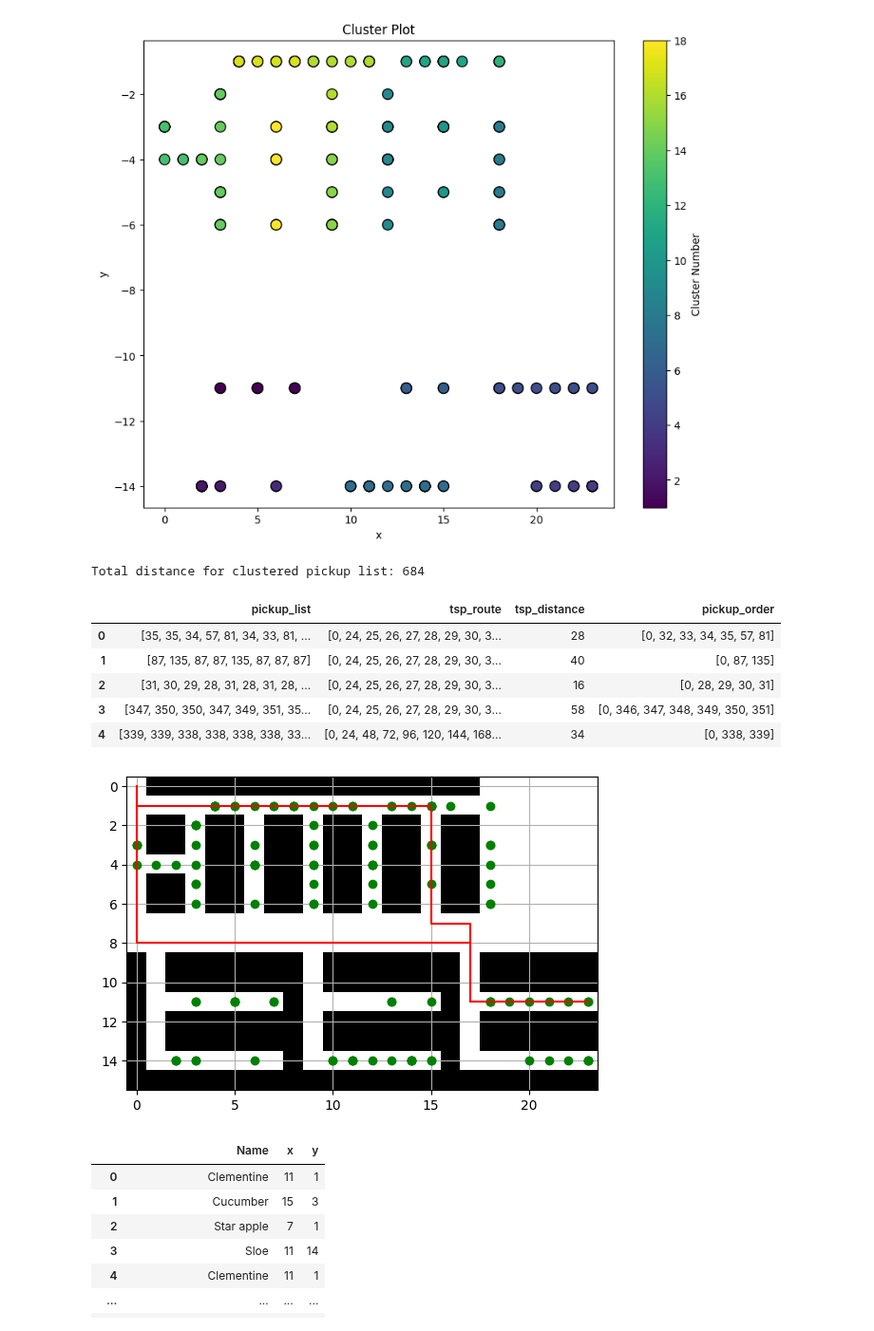
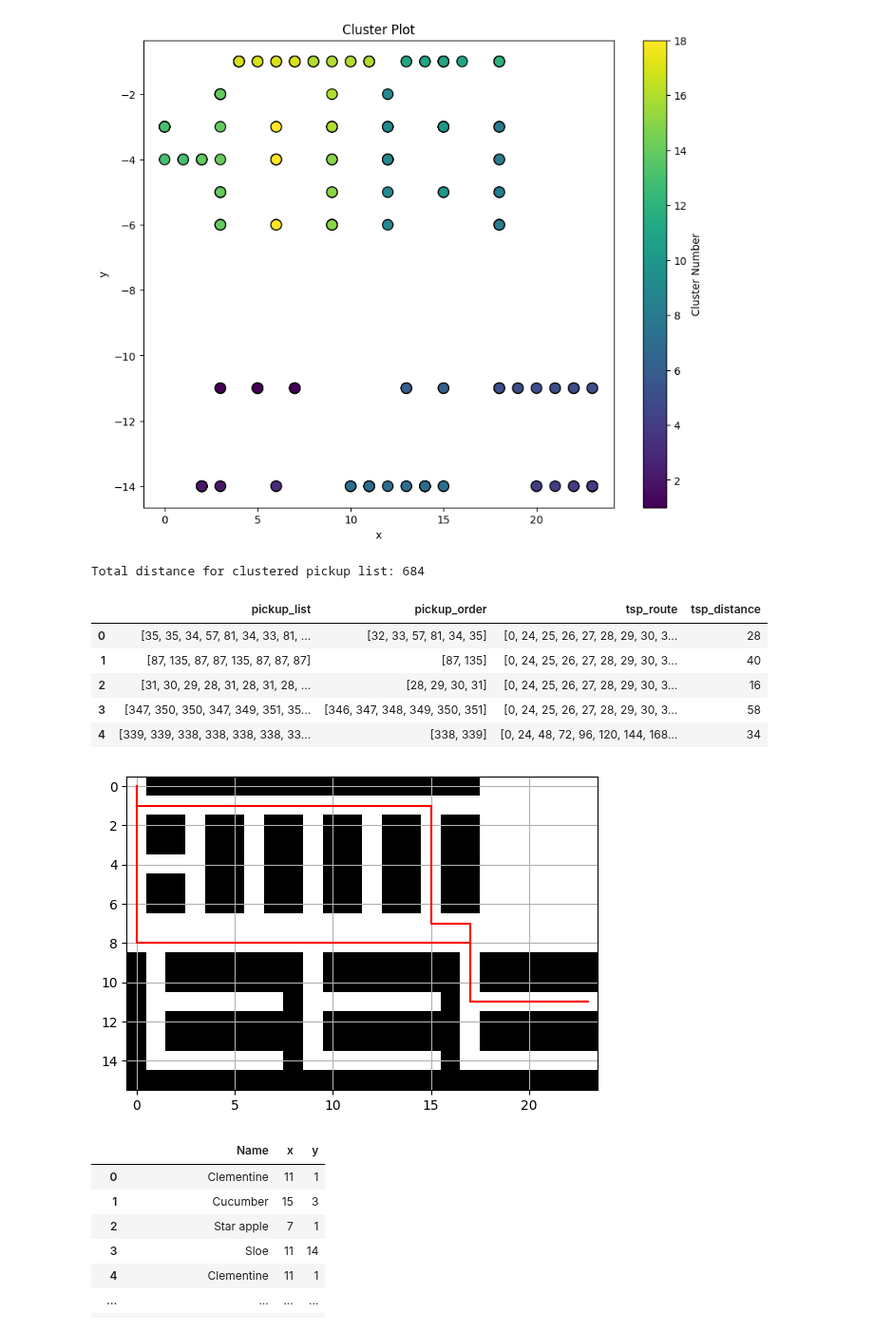
Before and after one commit to coleandreoli/warehouseTSP, a Jupyter notebook: warehouse_data.ipynb, the cells around one changed output. Shown at 95% size. Drawn from its saved outputs; the diff is of its cells as text; code cells hidden in the pictures.

```diff
--- a/warehouse_data.ipynb
+++ b/warehouse_data.ipynb
@@ -183,16 +181,16 @@ path
 ([0, 1, 6, 7, 8, 13, 18], 6)
 # %%
 grid = np.loadtxt("static/fruteria.csv", delimiter=",", dtype=int)
-%matplotlib inline
+
 waypoints = {
     "A": (0, 0),
     "B": (15, 11),
     "C": (7, 11),
 }
 
-g = Grid(grid, waypoints)
-path = g.find_path("A", "B")
-g.plot(path[0])
-g.plot_graph()
+g = Grid(grid)
+waypoints = {key: g.pos2node(pos) for key, pos in waypoints.items()}
+path = g.find_path(waypoints["A"], waypoints["B"])
+g._plot(path[0])
 print(path)
 # %% [output]
@@ -330,9 +327,7 @@ waypoints_dict
  'Kaffir lime': (3, 11)}
 # %%
 grid = np.loadtxt("static/fruteria.csv", delimiter=",", dtype=int)
-%matplotlib inline
-waypoints = waypoints_dict
 
-g = Grid(grid, waypoints)
-g.plot()
+g = Grid(grid)
+g._plot()
 # %% [output]
@@ -420,7 +415,7 @@ for i, i_n in enumerate(nodes):
     for j, j_n in enumerate(nodes):
         if i != j:
             # Compute the shortest path distance between nodes[i] and nodes[j]
-            distance_matrix[i, j] = g.find_path(i_n, j_n, node=True)[1]
+            distance_matrix[i, j] = g.find_path(i_n, j_n)[1]
 distance_matrix
 # %% [output]
 array([[ 0.,  1.,  2., ..., 30., 31., 32.],
@@ -505,13 +500,13 @@ for cluster in df_wo2["cluster"].unique():
 results3 = []
 for pickup_list in fetch_list3:
     pickup = np.unique(pickup_list).tolist()
-    tsp_route, tsp_distance, pickup_order = g.tsp([0], pickup_list)
+    pickup_order, tsp_route, tsp_distance = g.tsp([0], pickup, debug=True)
     results3.append(
         {
             "pickup_list": pickup_list,
+            "pickup_order": pickup_order,
             "tsp_route": tsp_route,
             "tsp_distance": tsp_distance,
-            "pickup_order": pickup_order,
         }
     )
 
@@ -520,16 +515,17 @@ print(f"Total distance for clustered pickup list: {df_results.tsp_distance.sum()
 df_results.head()
 # %% [output]
 Total distance for clustered pickup list: 684
-|  | pickup_list | tsp_route | tsp_distance | pickup_order |
-| 0 | [35, 35, 34, 57, 81, 34, 33, 81, ... | [0, 24, 25, 26, 27, 28, 29, 30, 3... | 28 | [0, 32, 33, 34, 35, 57, 81] |
-| 1 | [87, 135, 87, 87, 135, 87, 87, 87] | [0, 24, 25, 26, 27, 28, 29, 30, 3... | 40 | [0, 87, 135] |
-| 2 | [31, 30, 29, 28, 31, 28, 31, 28, ... | [0, 24, 25, 26, 27, 28, 29, 30, 3... | 16 | [0, 28, 29, 30, 31] |
-| 3 | [347, 350, 350, 347, 349, 351, 35... | [0, 24, 25, 26, 27, 28, 29, 30, 3... | 58 | [0, 346, 347, 348, 349, 350, 351] |
-| 4 | [339, 339, 338, 338, 338, 338, 33... | [0, 24, 48, 72, 96, 120, 144, 168... | 34 | [0, 338, 339] |
+|  | pickup_list | pickup_order | tsp_route | tsp_distance |
+| 0 | [35, 35, 34, 57, 81, 34, 33, 81, ... | [32, 33, 57, 81, 34, 35] | [0, 24, 25, 26, 27, 28, 29, 30, 3... | 28 |
+| 1 | [87, 135, 87, 87, 135, 87, 87, 87] | [87, 135] | [0, 24, 25, 26, 27, 28, 29, 30, 3... | 40 |
+| 2 | [31, 30, 29, 28, 31, 28, 31, 28, ... | [28, 29, 30, 31] | [0, 24, 25, 26, 27, 28, 29, 30, 3... | 16 |
+| 3 | [347, 350, 350, 347, 349, 351, 35... | [346, 347, 348, 349, 350, 351] | [0, 24, 25, 26, 27, 28, 29, 30, 3... | 58 |
+| 4 | [339, 339, 338, 338, 338, 338, 33... | [338, 339] | [0, 24, 48, 72, 96, 120, 144, 168... | 34 |
 # %%
-g.plot(df_results.iloc[10].tsp_route)
+tsp_route = df_results.iloc[10].tsp_route
+g._plot(tsp_route)
 # %% [output]
-[figure, old version]
+[figure, new version]
 # %%
 df_wo2.drop(columns=["bin", "cluster", "Category"])
 # %% [output]
```
Also changed, not shown: parts of 5 cells of this notebook.
